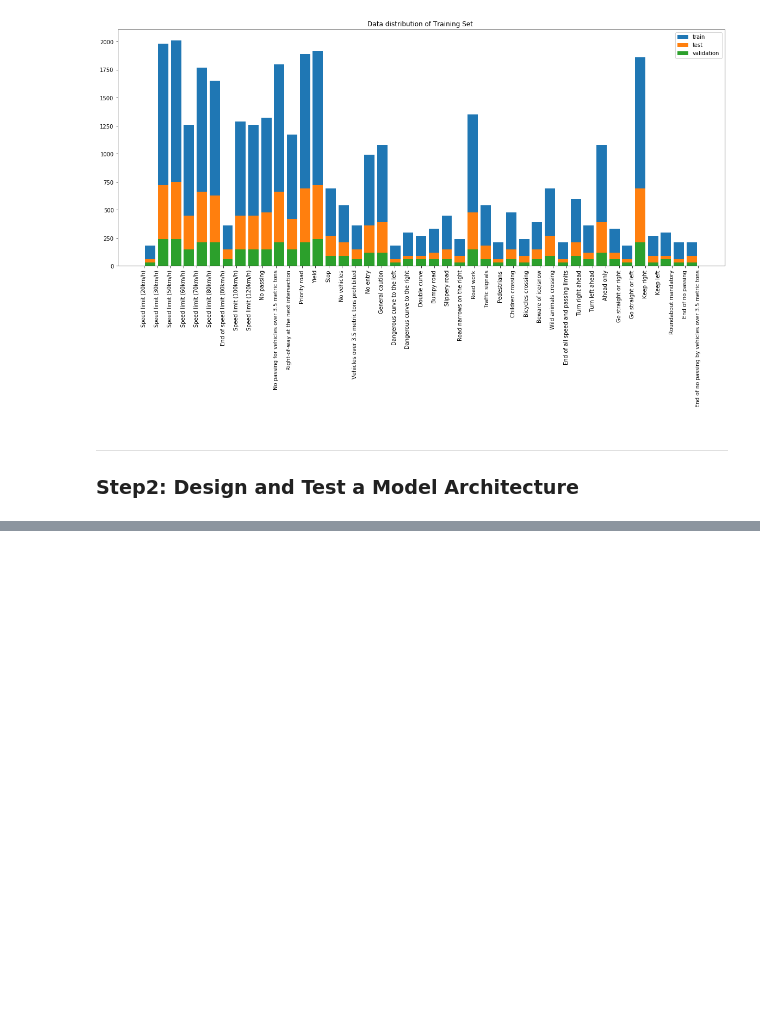
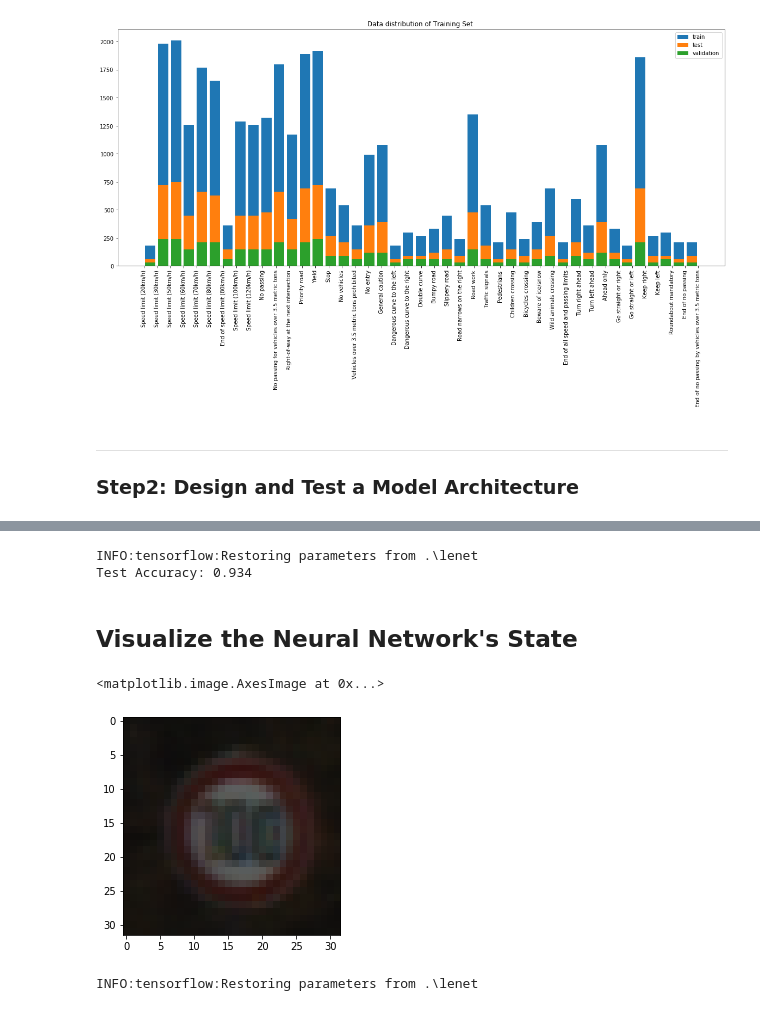
Before and after one commit to MasanaoMatsuda/finding-lane-lines, a Jupyter notebook: TrafficSignClassifier/TrafficSignClassifier.ipynb, the cells around one changed output, grey strips where cells are left out. Cells and saved outputs as stored; diff of their text form; code cells hidden in the pictures; blank space fills up the shorter version.

Commit message:
modularize the LeNet model and show weight parameter

```diff
--- a/TrafficSignClassifier/TrafficSignClassifier.ipynb
+++ b/TrafficSignClassifier/TrafficSignClassifier.ipynb
@@ -130,0 +82,40 @@ NameError: name 'relu' is not defined
+# %%
+# To ignore the warnings caused by tensorflow module
+warnings.filterwarnings('ignore')
+
+trainer = Trainer(OptimizerName.ADAM, 0.001)
+model = LeNet5(image_shape[2], n_classes, trainer.optimizer)
+saver = tf.train.Saver()
+# %%
+def evaluation(model, X_data, y_data):
+    total_acc = 0
+    for offset in range(0, len(X_data), BATCH_SIZE):
+        end = offset + BATCH_SIZE
+        X_batch = X_data[offset:end]
+        y_batch = y_data[offset:end]
+        acc = sess.run(
+            model.evaluate,
+            feed_dict={model.x: X_batch, model.y: y_batch})
+        total_acc += acc * len(X_batch)
+    return total_acc / len(X_data)
+# %%
+# To ignore the warnings caused by tensorflow module
+warnings.filterwarnings('ignore')
+
+EPOCH = 30
+BATCH_SIZE = 128
+with tf.Session() as sess:
+    sess.run(tf.global_variables_initializer())
+
+    for e in range(EPOCH):
+        X_train, y_train = shuffle(X_train, y_train)
+        for offset in range(0, n_train, BATCH_SIZE):
+            end = offset + BATCH_SIZE
+            X_batch = X_train[offset: end]
+            y_batch = y_train[offset: end]
+            sess.run(
+                model.train,
+                feed_dict={model.x: X_batch, model.y: y_batch})
+        valid_accuracy = evaluation(model, X_valid, y_valid)
+        print("Epoch{} => Validation Accuracy: {:.3f}".format(e+1, valid_accuracy))
+    saver.save(sess, './lenet')
@@ -130,0 +140,13 @@ NameError: name 'relu' is not defined
+# %%
+# To ignore the warnings caused by tensorflow module
+warnings.filterwarnings('ignore')
+
+with tf.Session() as sess:
+    saver.restore(sess, tf.train.latest_checkpoint('.'))
+    test_accuracy = evaluation(model, X_valid, y_valid)
+    print("Test Accuracy: {:.3f}".format(test_accuracy))
+# %% [output]
+INFO:tensorflow:Restoring parameters from .\lenet
+Test Accuracy: 0.934
+# %% [markdown]
+## Visualize the Neural Network's State
@@ -130,0 +170,11 @@ NameError: name 'relu' is not defined
+# %%
+rand_idx = random.randint(0, X_train.shape[0])
+plt.imshow(X_train[rand_idx])
+# %% [output]
+<matplotlib.image.AxesImage at 0x...>
+[figure, added]
+# %%
+sess = tf.InteractiveSession()
+saver.restore(sess, tf.train.latest_checkpoint('.'))
+# %% [output]
+INFO:tensorflow:Restoring parameters from .\lenet
```
Also changed, not shown: parts of 10 cells of this notebook, 3 other files.
